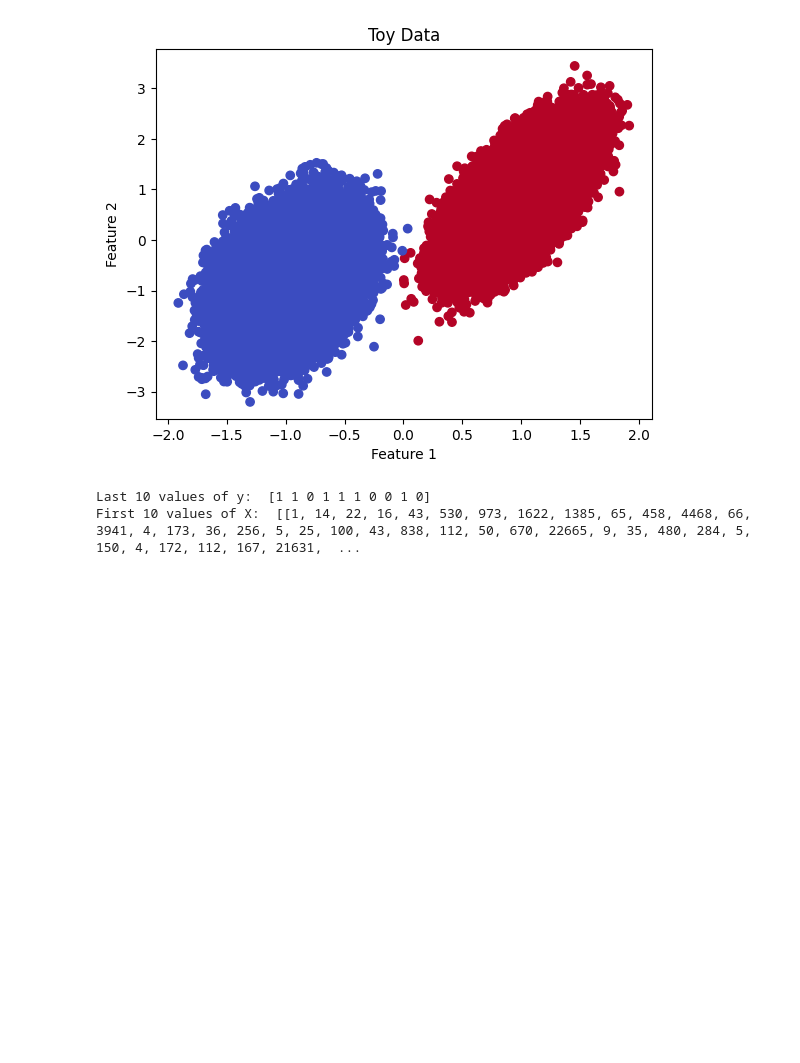
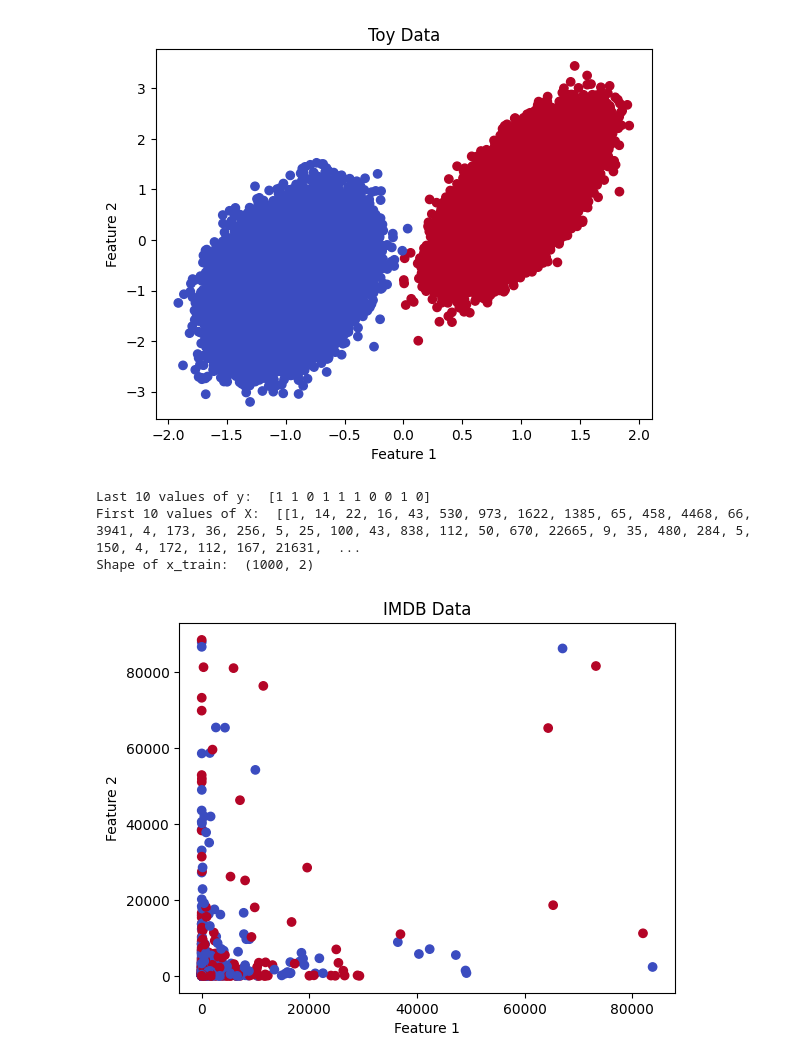
Before and after one commit to nks84/mma_pa1, a Jupyter notebook: pa2/submission.ipynb, the cells around one changed output. Cells and saved outputs as stored; diff of their text form; code cells hidden in the pictures; blank space fills up the shorter version.

```diff
--- a/pa2/submission.ipynb
+++ b/pa2/submission.ipynb
@@ -32,34 +32,44 @@ from keras.datasets import imdb
 from sklearn.preprocessing import StandardScaler
 from keras.preprocessing.sequence import pad_sequences
 
 def load_imdb_dataset(num_samples=100, max_length=500):
     # Load the dataset
     (x_train, y_train), (x_test, y_test) = imdb.load_data(path="imdb.npz", num_words=None, skip_top=0, maxlen=None, seed=113, start_char=1, oov_char=2, index_from=3)
 
 
 
     # Since we're using padding, we'll treat each index as a categorical feature without scaling
     # StandardScaler is not applicable here; you might consider different preprocessing if needed
 
     # Print the last 10 values of y
     print("Last 10 values of y: ", y_train[-10:])
 
 
     # print first 10 values of X
     print("First 10 values of X: ", x_train[:10])
     # cut x and y into num samples
     x_train = x_train[:num_samples]
     y_train = y_train[:num_samples]
     # create np array of both
     x_train = pad_sequences(x_train, maxlen=max_length)
+    print("Shape of x_train: ", x_train.shape)
     y_train = np.array(y_train)
     return x_train, y_train
 
 # Usage
-X, y = load_imdb_dataset()
+X, y = load_imdb_dataset(1000,2)
+
+# plot the features of X to y value (0/1)
+plt.scatter(X[:, 0], X[:, 1], c=y, cmap='coolwarm')
+plt.xlabel('Feature 1')
+plt.ylabel('Feature 2')
+plt.title('IMDB Data')
+plt.show()
 # %% [output]
 Last 10 values of y:  [1 1 0 1 1 1 0 0 1 0]
 First 10 values of X:  [[1, 14, 22, 16, 43, 530, 973, 1622, 1385, 65, 458, 4468, 66, 3941, 4, 173, 36, 256, 5, 25, 100, 43, 838, 112, 50, 670, 22665, 9, 35, 480, 284, 5, 150, 4, 172, 112, 167, 21631,  ...
+Shape of x_train:  (1000, 2)
+[figure, added]
 # %%
 def load_dataset(file_path):
     data = pd.read_csv(file_path)
```
Also changed, not shown: parts of 5 cells of this notebook.
